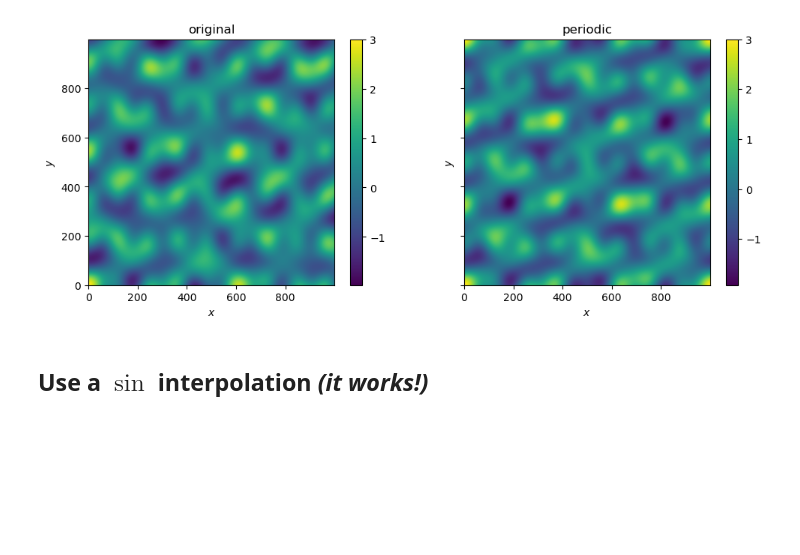
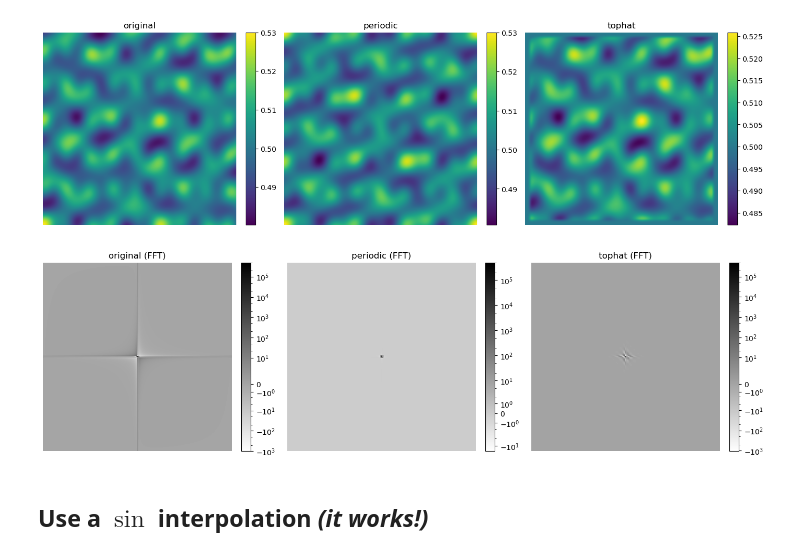
Before and after one commit to tkphd/pfhub-bm1-variations, a Jupyter notebook: bm1-variations.ipynb, the cells around one changed output. Drawn from its saved outputs; the diff is of its cells as text; code cells hidden in the pictures; blank space fills up the shorter version.

Commit message:
Improvements for PFHub XV

```diff
--- a/bm1-variations.ipynb
+++ b/bm1-variations.ipynb
@@ -108,0 +212,22 @@ peri_ic = ic(X, Y, Ap, Bp)
+# %%
+# tophat ic plot
+
+c_hat = icp(X, Y, A0, B0)
+
+fig, axs = plt.subplots(1, 2, figsize=(9,4), sharex=False, sharey=False, constrained_layout=True)
+
+fig.colorbar(axs[0].imshow(c_hat, interpolation=None, origin="lower"));
+axs[0].set_title("tophat")
+axs[0].set_axis_off();
+
+axs[1].plot(x, c_hat[:,N//2], label="$y=100$")
+axs[1].plot(x, c_hat[N//2,:], label="$x=100$")
+axs[1].plot([0, N], [0.5, 0.5], color="silver", linestyle="dotted")
+axs[1].set_title("Line Scans")
+axs[1].set_xlabel("$x$");
+axs[1].set_ylabel("$c$");
+axs[1].set_xlim([0, L]);
+axs[1].set_ylim([0.49, 0.52])
+axs[1].legend()
+
+plt.savefig("fig/pfhub_bm1_hat.png", bbox_inches="tight")
@@ -109,17 +236,43 @@ peri_ic = ic(X, Y, Ap, Bp)
 # %%
-fig, axs = plt.subplots(1, 2, figsize=(10, 4), sharex=True, sharey=True, constrained_layout=True)
+# plot variant fields
 
-fig.colorbar(axs[0].imshow(orig_ic, interpolation=None, origin="lower"));
+fig, axs = plt.subplots(1, 3, figsize=(14, 4), sharex=True, sharey=True, constrained_layout=True)
+
+fig.colorbar(axs[0].imshow(c_ori, interpolation=None, origin="lower"));
 axs[0].set_title("original");
-axs[0].set_xlabel("$x$");
-axs[0].set_ylabel("$y$");
+axs[0].set_axis_off();
 
-fig.colorbar(axs[1].imshow(peri_ic, interpolation=None, origin="lower"));
+fig.colorbar(axs[1].imshow(c_per, interpolation=None, origin="lower"));
 axs[1].set_title("periodic");
-axs[1].set_xlabel("$x$");
-axs[1].set_ylabel("$y$");
+axs[1].set_axis_off();
+
+fig.colorbar(axs[2].imshow(c_hat, interpolation=None, origin="lower"));
+axs[2].set_title("tophat");
+axs[2].set_axis_off();
+
+plt.savefig("fig/pfhub_bm1_ic_comparison.png", bbox_inches="tight")
 # %% [output]
-[figure, old version]
+[figure, new version]
+# %%
+# plot variant ffts
+
+fig, axs = plt.subplots(1, 3, figsize=(14, 4), sharex=True, sharey=True, constrained_layout=True)
+
+fig.colorbar(axs[0].imshow(FFT.fftshift(FFT.fft2(c_ori)).real, norm="asinh", cmap="binary", interpolation=None, origin="lower"));
+axs[0].set_title("original (FFT)");
+axs[0].set_axis_off();
+
+fig.colorbar(axs[1].imshow(FFT.fftshift(FFT.fft2(c_per)).real, norm="asinh", cmap="binary", interpolation=None, origin="lower"));
+axs[1].set_title("periodic (FFT)");
+axs[1].set_axis_off();
+
+fig.colorbar(axs[2].imshow(FFT.fftshift(FFT.fft2(c_hat)).real, norm="asinh", cmap="binary", interpolation=None, origin="lower"));
+axs[2].set_title("tophat (FFT)");
+axs[2].set_axis_off();
+
+plt.savefig("fig/pfhub_bm1_fft_comparison.png", bbox_inches="tight")
+# %% [output]
+[figure, added]
 # %% [markdown]
 ## Use a $\sin$ interpolation *(it works!)*
 # %%
```
Also changed, not shown: parts of 19 cells of this notebook, 7 other files.
